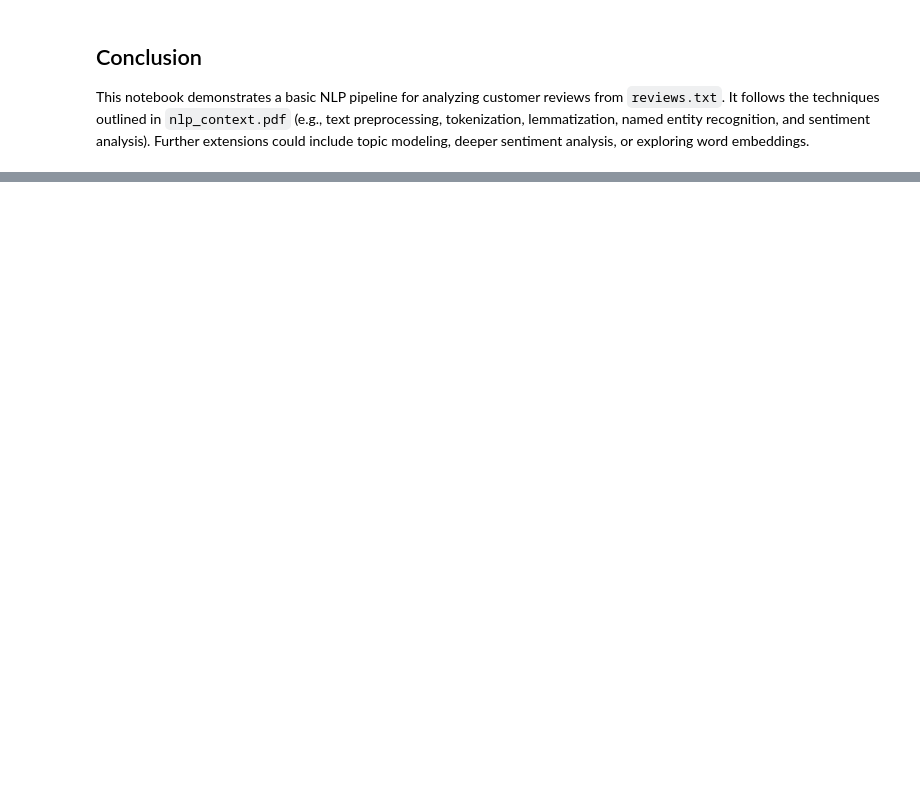
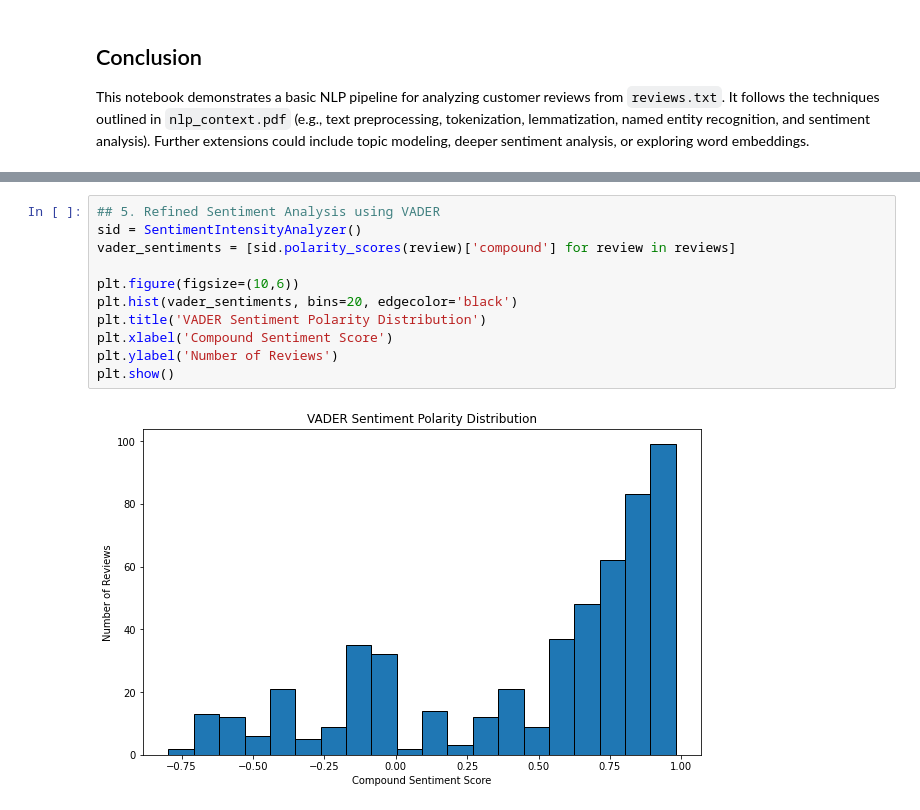
Before and after one commit to MC6527medhansh/Bolt, a Jupyter notebook: nlp_analysis.ipynb, the cells around one changed output, grey strips where cells are left out. Cells and saved outputs as stored; diff of their text form; blank space fills up the shorter version.

```diff
--- a/nlp_analysis.ipynb
+++ b/nlp_analysis.ipynb
@@ -302,0 +377,13 @@ This notebook demonstrates a basic NLP pipeline for analyzing customer reviews f
+# %%
+## 5. Refined Sentiment Analysis using VADER
+sid = SentimentIntensityAnalyzer()
+vader_sentiments = [sid.polarity_scores(review)['compound'] for review in reviews]
+
+plt.figure(figsize=(10,6))
+plt.hist(vader_sentiments, bins=20, edgecolor='black')
+plt.title('VADER Sentiment Polarity Distribution')
+plt.xlabel('Compound Sentiment Score')
+plt.ylabel('Number of Reviews')
+plt.show()
+# %% [output]
+[figure, added]
```
Also changed, not shown: parts of 14 cells of this notebook, 2 other files.
